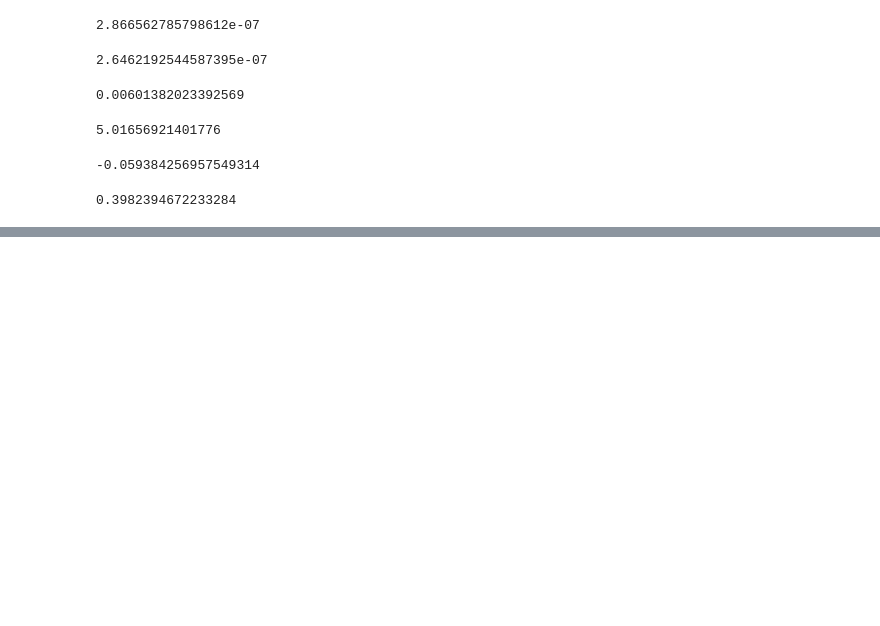
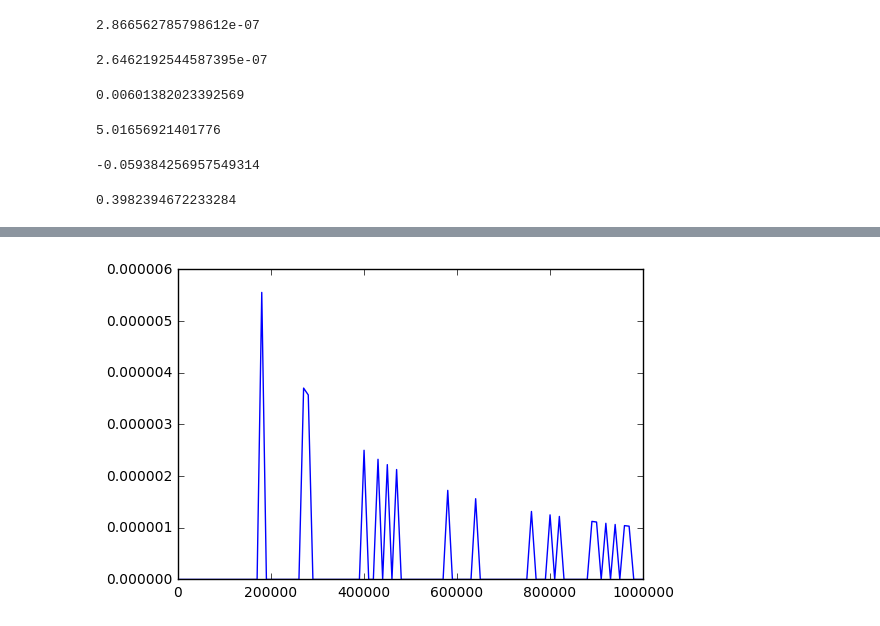
Before and after one commit to rodrigoazs/mcmc_experiments, a Jupyter notebook: lista3_ex_7.ipynb, the cells around one changed output, grey strips where cells are left out. Cells and saved outputs as stored; diff of their text form; code cells hidden in the pictures; blank space fills up the shorter version.

```diff
--- a/lista3_ex_7.ipynb
+++ b/lista3_ex_7.ipynb
@@ -16,6 +16,13 @@ def variance_numeric(ones, n):
     a.extend(b)
     c = np.array(a)
     return np.std(c)**2
+
+def monte_carlo_basic(n=1000000, x=5):
+    ones = 0
+    for i in range(n):
+        draw = np.random.normal(0, 1.0) # mu = 5, sigma = 1.0
+        ones += indicadora(draw, x)
+    return ones/n
 
 def monte_carlo(n=1000000, x=5):
     ones = 0
@@ -89,3 +96,18 @@ np.random.normal(0, 0.1)
 pdf_normal(-0.059384256957549314, 0, 1.0)
 # %% [output]
 0.3982394672233284
+# %%
+x = np.arange(0,10**6+10000,10000)
+x[0] = 1
+# %%
+import time
+no_importance = []
+importance = []
+start_time = time.time()
+for i in range(len(x)):
+    e = monte_carlo_basic(n=x[i], x=5)
+    s = monte_carlo(n=x[i], x=5)
+    no_importance.append(e)
+    importance.append(s)
+elapsed_time = time.time() - start_time
+time.strftime("Tempo de execucao: %H:%M:%S", time.gmtime(elapsed_time))
@@ -91,0 +116,7 @@ pdf_normal(-0.059384256957549314, 0, 1.0)
+# %%
+plt.plot(x, no_importance)
+#plt.plot(x, importance, label='Com importance sampling')
+plt.legend()
+plt.show()
+# %% [output]
+[figure, added]
```
Also changed, not shown: parts of 3 cells of this notebook.
